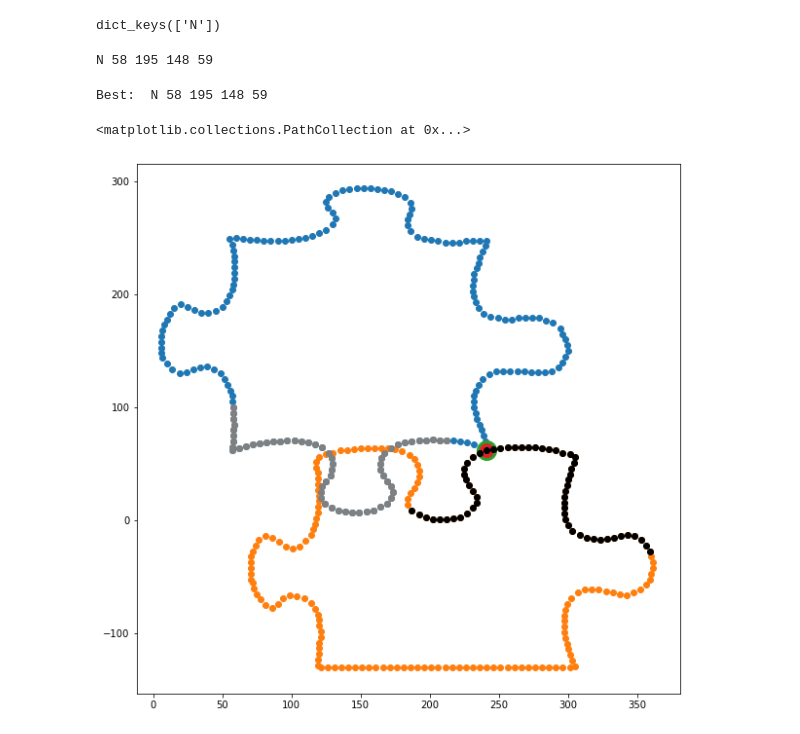
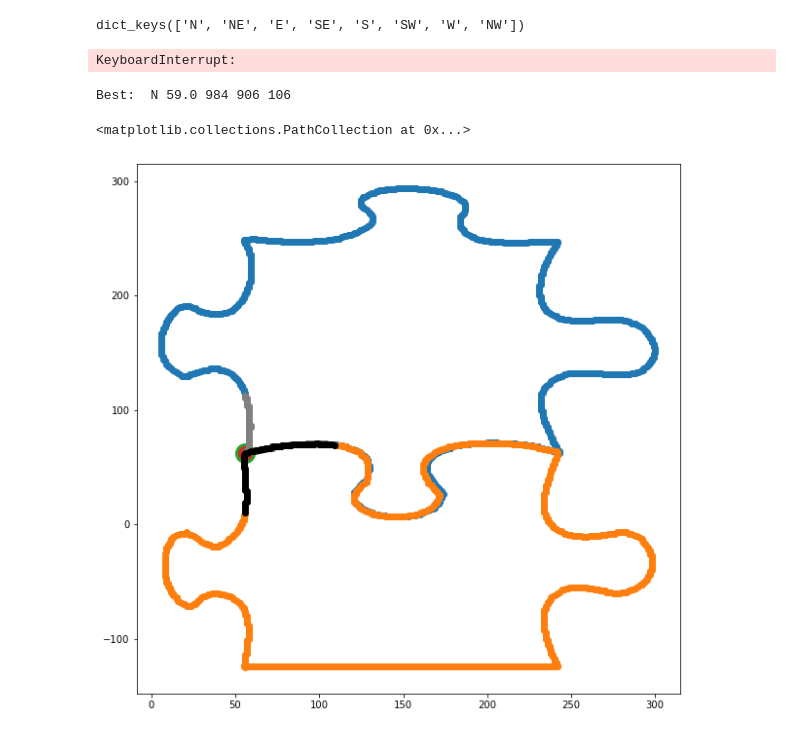
Before and after one commit to KirkDCO/JigSolve, a Jupyter notebook: general_design/3x3_generalization.ipynb, the cells around one changed output. Cells and saved outputs as stored; diff of their text form; code cells hidden in the pictures.

```diff
--- a/general_design/3x3_generalization.ipynb
+++ b/general_design/3x3_generalization.ipynb
@@ -14,9 +14,9 @@ from PairwiseDistanceSimilarity import *
 target_pieces = {}
 tried_pieces = {}
 
-for p in ['C','N']:#,'NE','E','SE','S','SW','W','NW']:
+for p in ['C','N','NE','E','SE','S','SW','W','NW']:
     target_pieces[p] = PuzzlePiece('3x3_pieces/' + p + '_border.csv',
-                                   border_sampling_rate = .2)
+                                   border_sampling_rate = 1, window_size = 25)
 # %%
 # get the first piece
 query = target_pieces.pop('C') # this piece serves as the core
@@ -27,7 +27,7 @@ tried_pieces['C'] = copy.deepcopy(query) # keep a copy in case we need to go bac
 ##############################
 print(target_pieces.keys())
 # %% [output]
-dict_keys(['N'])
+dict_keys(['N', 'NE', 'E', 'SE', 'S', 'SW', 'W', 'NW'])
 # %%
 # find the closest match in the other pieces
 mx_score = 0
@@ -40,8 +40,8 @@ for i,p in enumerate(target_pieces):
     target = target_pieces[p]
 
     # extend the query to account for circular sequence
-    tail_length = min(int(len(target_pieces[p].border_sample) * .01),
-                      int(len(query.border_sample) * .01))
+    tail_length = min(int(len(target_pieces[p].border_sample) * .15),
+                      int(len(query.border_sample) * .15))
 
     query.extend_border_sample(tail_length)
     target.extend_border_sample(tail_length, reverse = True)
@@ -54,8 +54,9 @@ for i,p in enumerate(target_pieces):
 
     Aligner = SWPuzzleAligner(PairwiseDistanceSimilarity())
     SuffixTable, mx, mx_Q, mx_T, length = Aligner.Align(
-                    M = query.sample_dists, N = target.sample_dists,
-                    cutoff_percentile = .1)
+                    M = query.sample_dists,
+                    N = { len(target.sample_dists)-i-1: v for i,v in target.sample_dists.items() }, # has to be reversed and not getting extension
+                    cutoff_percentile = .20)
 
     alignments[p] = { 'SuffTable': SuffixTable,
                       'mx_score': mx,
@@ -69,7 +70,7 @@ for i,p in enumerate(target_pieces):
 
     print(p, mx, mx_Q, mx_T, length)
 # %% [output]
-N 58 195 148 59
+KeyboardInterrupt:
 # %%
 mx_alignment = alignments[mx_piece]
 SuffTable = mx_alignment['SuffTable']
@@ -82,40 +83,40 @@ length = mx_alignment['length']
 target = target_pieces[mx_piece]
 print('Best: ', mx_piece, mx, mx_Q, mx_T, length)
 # %% [output]
-Best:  N 58 195 148 59
+Best:  N 59.0 984 906 106
 # %%
 #find the best matched point - this is the end of the best match window
-Q_pt = query.border_sample[query.ext_to_old_index[mx_Q]]
-T_pt = target.border_sample[target.ext_to_old_index[mx_T]]
+Q_pt = query.border_sample[query.ext_to_old_index[mx_Q-int(length/2)]] # -length/2 aligns to middle of matching region
+T_pt = target.border_sample[target.ext_to_old_index[mx_T-int(length/2)]] # this is specific to pairwise distances
 
 # find x,y shift to align pieces based on that one point
 T_xshift = T_pt['x'] - Q_pt['x']
 T_yshift = T_pt['y'] - Q_pt['y']
 
 plt.figure(figsize = [10,10])
 plt.scatter( [query.border_sample[k]['x'] for k,v in query.border_sample.items() ],
              [query.border_sample[k]['y'] for k,v in query.border_sample.items() ])
 plt.scatter( [target.border_sample[k]['x'] - T_xshift for k,v in target.border_sample.items() ],
              [target.border_sample[k]['y'] - T_yshift for k,v in target.border_sample.items() ])
 
 # show best matched points - second will overplot first due to alignment
 plt.scatter( Q_pt['x'], Q_pt['y'], s=400)
 plt.scatter( T_pt['x'] - T_xshift, T_pt['y'] - T_yshift, s=196 )
 
 # show similarity window
 # the black and grey points repsent the points in the positive scoring diagonal
 # of the suffix table starting at the maximum scoring point
 # these points are the best locally aligned points
 Q_window = [query.border_sample[query.ext_to_old_index[q]] for q in range(mx_Q - length, mx_Q)]
 plt.scatter( [p['x'] for p in Q_window],
              [p['y'] for p in Q_window], c = 'grey' )
 
 T_window = [target.border_sample[target.ext_to_old_index[t]] for t in range(mx_T - length, mx_T)]
 plt.scatter( [p['x'] - T_xshift for p in T_window],
              [p['y'] - T_yshift for p in T_window], c = 'black' )
 # %% [output]
 <matplotlib.collections.PathCollection at 0x...>
-[figure, old version]
+[figure, new version]
 # %%
 # combine the pieces into one piece
 Q_window_pts = [q for q in range(mx_Q-length, mx_Q)]
```
Also changed, not shown: 2 other files.
